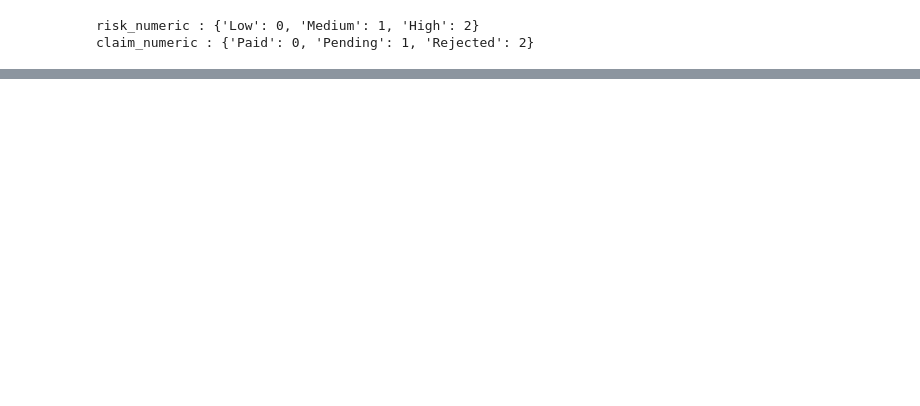
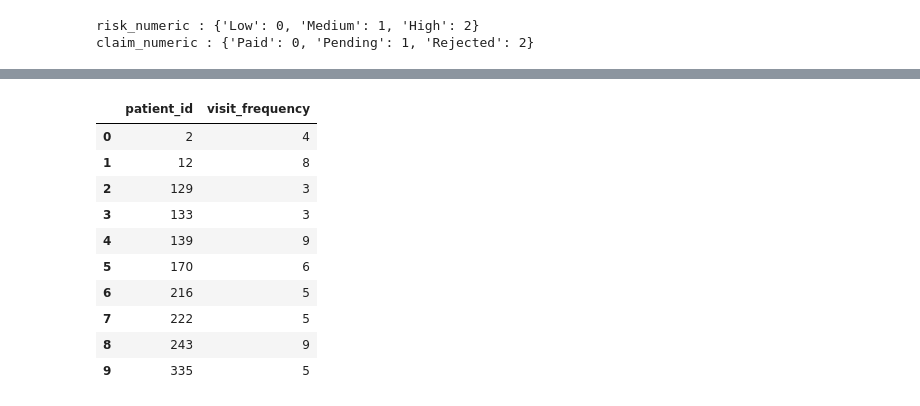
Before and after one commit to SachinMohapatra/Health_Care_Analytics_ML, a Jupyter notebook: notebooks/Phase2_EDA.ipynb, the cells around one changed output, grey strips where cells are left out. Saved outputs shown, nothing was run; the diff lists cells and outputs as text; code cells hidden in the pictures; blank space fills up the shorter version.

```diff
--- a/notebooks/Phase2_EDA.ipynb
+++ b/notebooks/Phase2_EDA.ipynb
@@ -406,0 +438,5 @@ Naive Accuracy: '49.9%'
+# %%
+#date of registration
+
+df["days_since_registration"] = abs(df["visit_date"]-df["registration_date"]).dt.days
+df[["patient_id", "visit_date", "registration_date", "days_since_registration"]].head()
@@ -406,0 +457,16 @@ Naive Accuracy: '49.9%'
+# %%
+#visit frequency of the patient
+df["visit_frequency"] = df.groupby("patient_id")["visit_id"].transform("count")
+df[["patient_id", "visit_frequency"]].drop_duplicates().head(10)
+# %% [output]
+|  | patient_id | visit_frequency |
+| 0 | 2 | 4 |
+| 1 | 12 | 8 |
+| 2 | 129 | 3 |
+| 3 | 133 | 3 |
+| 4 | 139 | 9 |
+| 5 | 170 | 6 |
+| 6 | 216 | 5 |
+| 7 | 222 | 5 |
+| 8 | 243 | 9 |
+| 9 | 335 | 5 |
```
Also changed, not shown: parts of 33 cells of this notebook, 8 other files.
